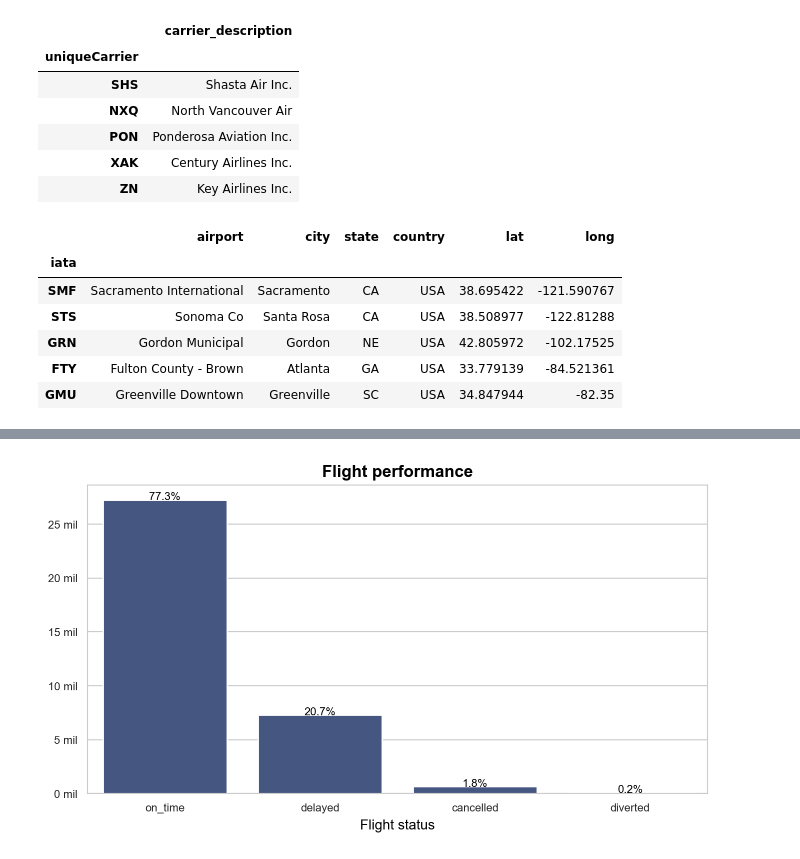
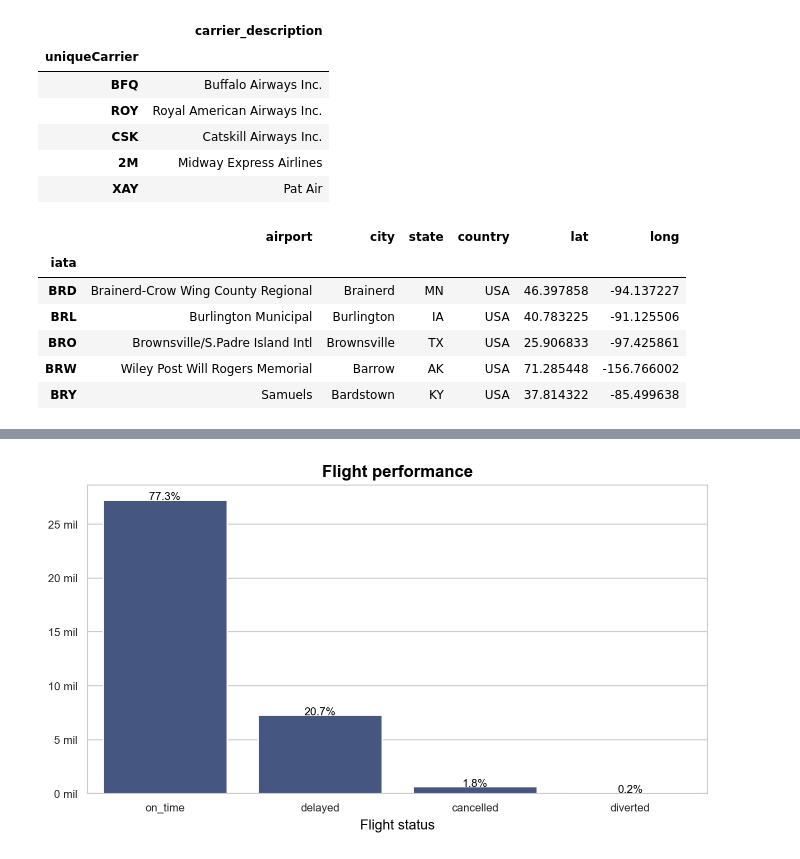
Before and after one commit to JuanitaSmith/flight_analysis, a Jupyter notebook: notebooks/Part_III_explanatory_slide_deck.ipynb, the cells around one changed output, grey strips where cells are left out. Saved outputs shown, nothing was run; the diff lists cells and outputs as text; code cells hidden in the pictures.

```diff
--- a/notebooks/Part_III_explanatory_slide_deck.ipynb
+++ b/notebooks/Part_III_explanatory_slide_deck.ipynb
@@ -108,25 +104,27 @@ carriers = pd.read_csv('../data/lookup_tables/carriers.csv', index_col='Code')
 carriers = carriers.rename(columns={'Description': 'carrier_description'})
 carriers.index.name = 'uniqueCarrier'
 carriers.fillna('unknown', axis=1, inplace=True)
+carriers['carrier_description'].replace(["Air Lines"], "Airlines", inplace=True, regex=True)
 carriers.sample(5)
 # %% [output]
 |  | carrier_description |
 | uniqueCarrier |  |
-| SHS | Shasta Air Inc. |
-| NXQ | North Vancouver Air |
-| PON | Ponderosa Aviation Inc. |
-| XAK | Century Airlines Inc. |
-| ZN | Key Airlines Inc. |
+| BFQ | Buffalo Airways Inc. |
+| ROY | Royal American Airways Inc. |
+| CSK | Catskill Airways Inc. |
+| 2M | Midway Express Airlines |
+| XAY | Pat Air |
 # %%
 # get airport descriptions
 airports = pd.read_csv('../data/lookup_tables/airports.csv', index_col='iata')
 airports.fillna('unknown', axis=1, inplace=True)
-airports.sample(5)
+airports['airport'].replace(["International", "Int'l"], "Intl", inplace=True, regex=True)
+airports[1000:1005]
 # %% [output]
 |  | airport | city | state | country | lat | long |
 | iata |  |  |  |  |  |  |
-| SMF | Sacramento International | Sacramento | CA | USA | 38.695422 | -121.590767 |
-| STS | Sonoma Co | Santa Rosa | CA | USA | 38.508977 | -122.81288 |
-| GRN | Gordon Municipal | Gordon | NE | USA | 42.805972 | -102.17525 |
-| FTY | Fulton County - Brown | Atlanta | GA | USA | 33.779139 | -84.521361 |
-| GMU | Greenville Downtown | Greenville | SC | USA | 34.847944 | -82.35 |
+| BRD | Brainerd-Crow Wing County Regional | Brainerd | MN | USA | 46.397858 | -94.137227 |
+| BRL | Burlington Municipal | Burlington | IA | USA | 40.783225 | -91.125506 |
+| BRO | Brownsville/S.Padre Island Intl | Brownsville | TX | USA | 25.906833 | -97.425861 |
+| BRW | Wiley Post Will Rogers Memorial | Barrow | AK | USA | 71.285448 | -156.766002 |
+| BRY | Samuels | Bardstown | KY | USA | 37.814322 | -85.499638 |
```
Also changed, not shown: parts of 70 cells of this notebook, 13 other files.
